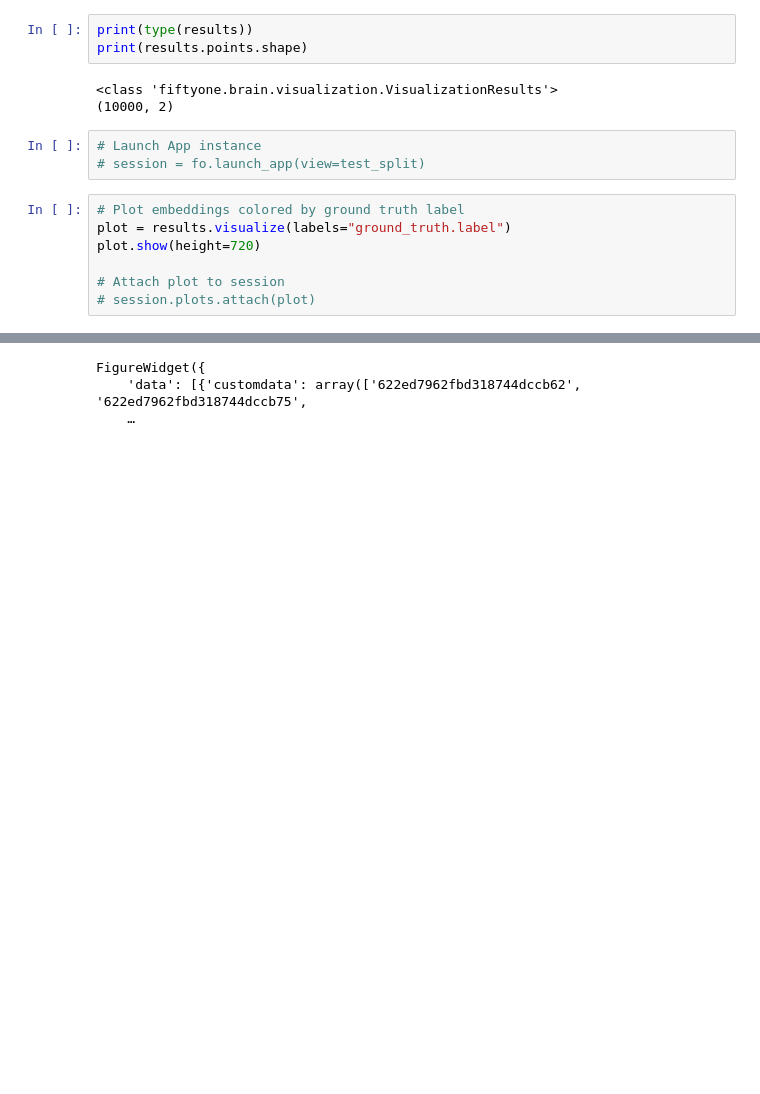
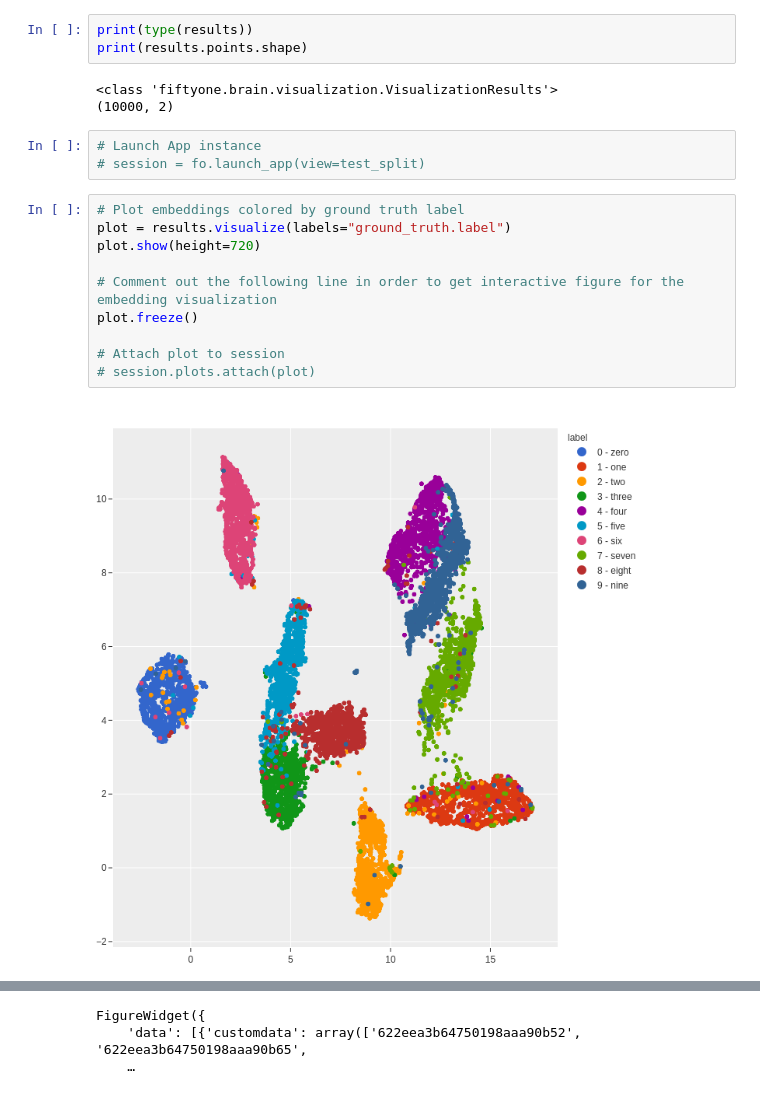
Before and after one commit to JarnoRalli/deep-learning-examples, a Jupyter notebook: Fiftyone_image_embedding_example.ipynb, the cells around one changed output, grey strips where cells are left out. Drawn from its saved outputs; the diff is of its cells as text; blank space fills up the shorter version.

Commit message:
Embedding example interactive plot fix

```diff
--- a/Fiftyone_image_embedding_example.ipynb
+++ b/Fiftyone_image_embedding_example.ipynb
@@ -103,8 +103,12 @@ print(results.points.shape)
 # %%
 # Plot embeddings colored by ground truth label
 plot = results.visualize(labels="ground_truth.label")
 plot.show(height=720)
 
+# Comment out the following line in order to get interactive figure for the embedding visualization
+plot.freeze()
+
 # Attach plot to session
 # session.plots.attach(plot)
 # %% [output]
+[figure, added]
@@ -111,3 +116,3 @@ plot.show(height=720)
 FigureWidget({
-    'data': [{'customdata': array(['622ed7962fbd318744dccb62', '622ed7962fbd318744dccb75',
+    'data': [{'customdata': array(['622eea3b64750198aaa90b52', '622eea3b64750198aaa90b65',
     …
```
Also changed, not shown: parts of 2 cells of this notebook.
